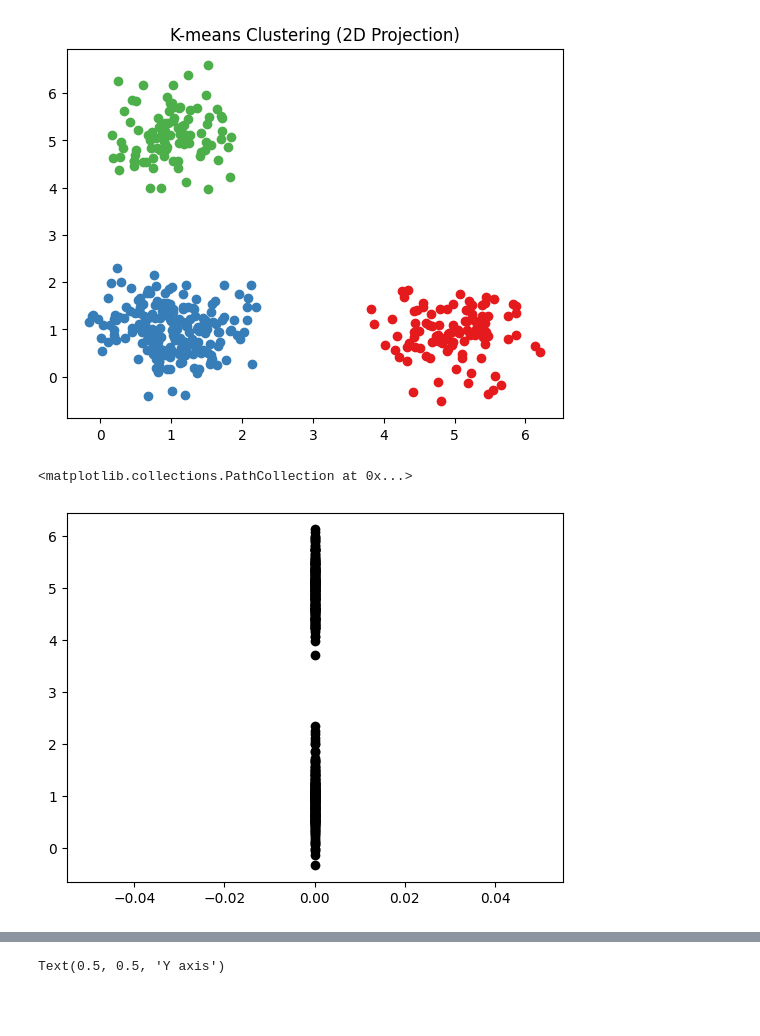
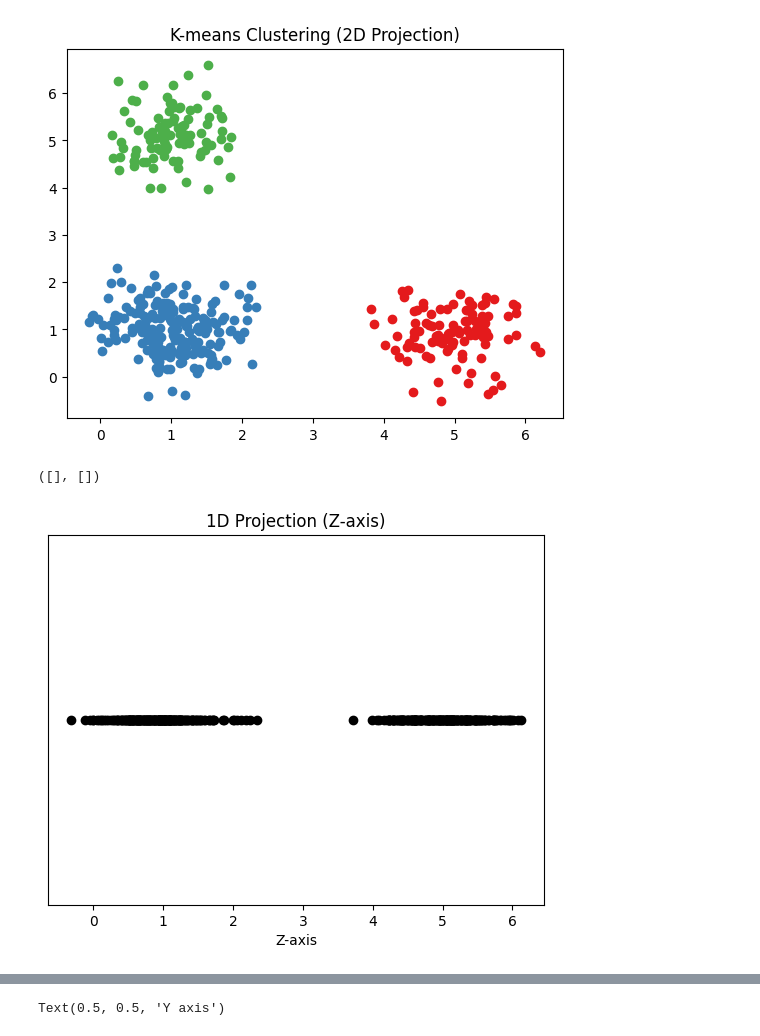
Before and after one commit to victorsouza89/clustering-examples, a Jupyter notebook: multiview_clustering.ipynb, the cells around one changed output, grey strips where cells are left out. Drawn from its saved outputs; the diff is of its cells as text; code cells hidden in the pictures; blank space fills up the shorter version.

```diff
--- a/multiview_clustering.ipynb
+++ b/multiview_clustering.ipynb
@@ -63,13 +61,17 @@ Text(0.5, 1.0, 'K-means Clustering (2D Projection)')
 # %%
 # 1d projection (z)
 view2 = points[:, 2]  # third dimension
 
 # plot the 1D projection
 plt.figure()
-plt.scatter(np.zeros_like(view2), view2, c='k')
+plt.scatter(view2, np.zeros_like(view2), c='k')
+plt.title('1D Projection (Z-axis)')
+plt.xlabel('Z-axis')
+# remove y ticks
+plt.yticks([])
 # %% [output]
-<matplotlib.collections.PathCollection at 0x...>
+([], [])
-[figure, old version]
+[figure, new version]
 # %%
 # K-means clustering 1d
 kmeans_1d = KMeans(n_clusters=2, random_state=0).fit(view2.reshape(-1, 1))
```
Also changed, not shown: parts of 3 cells of this notebook.
